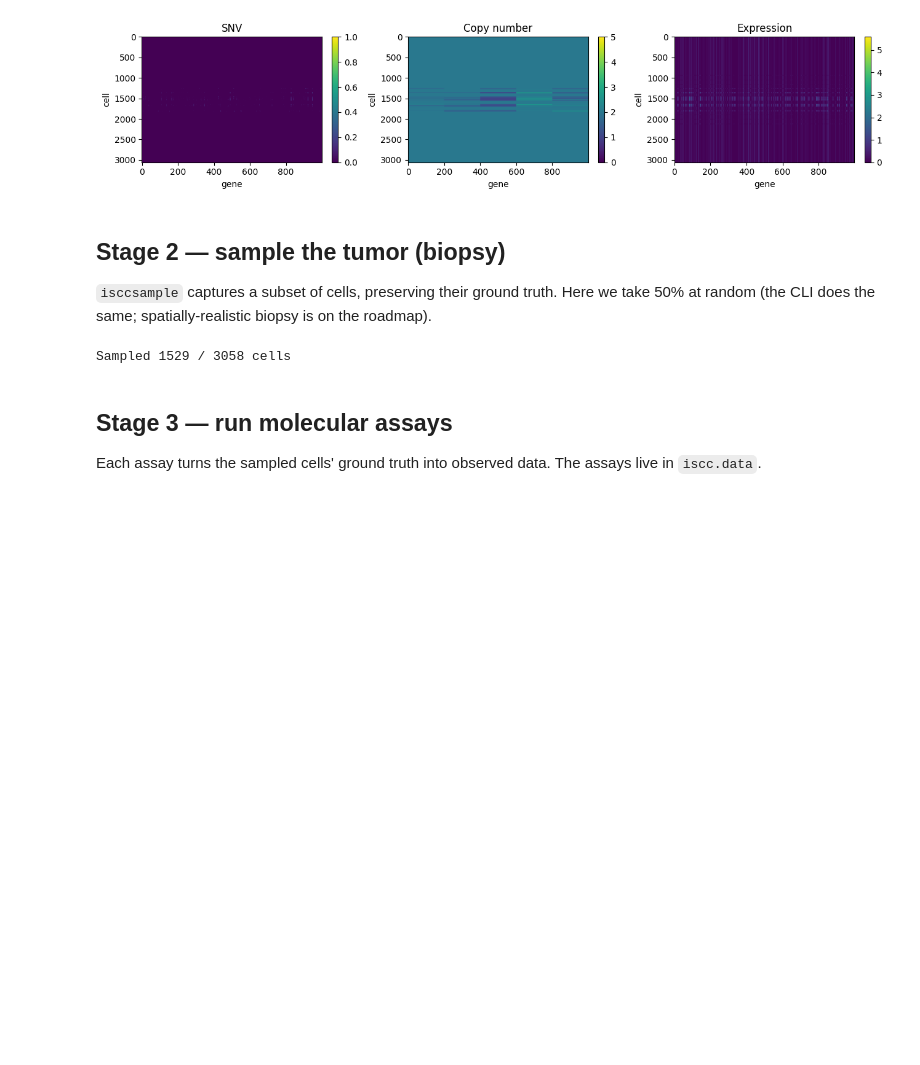
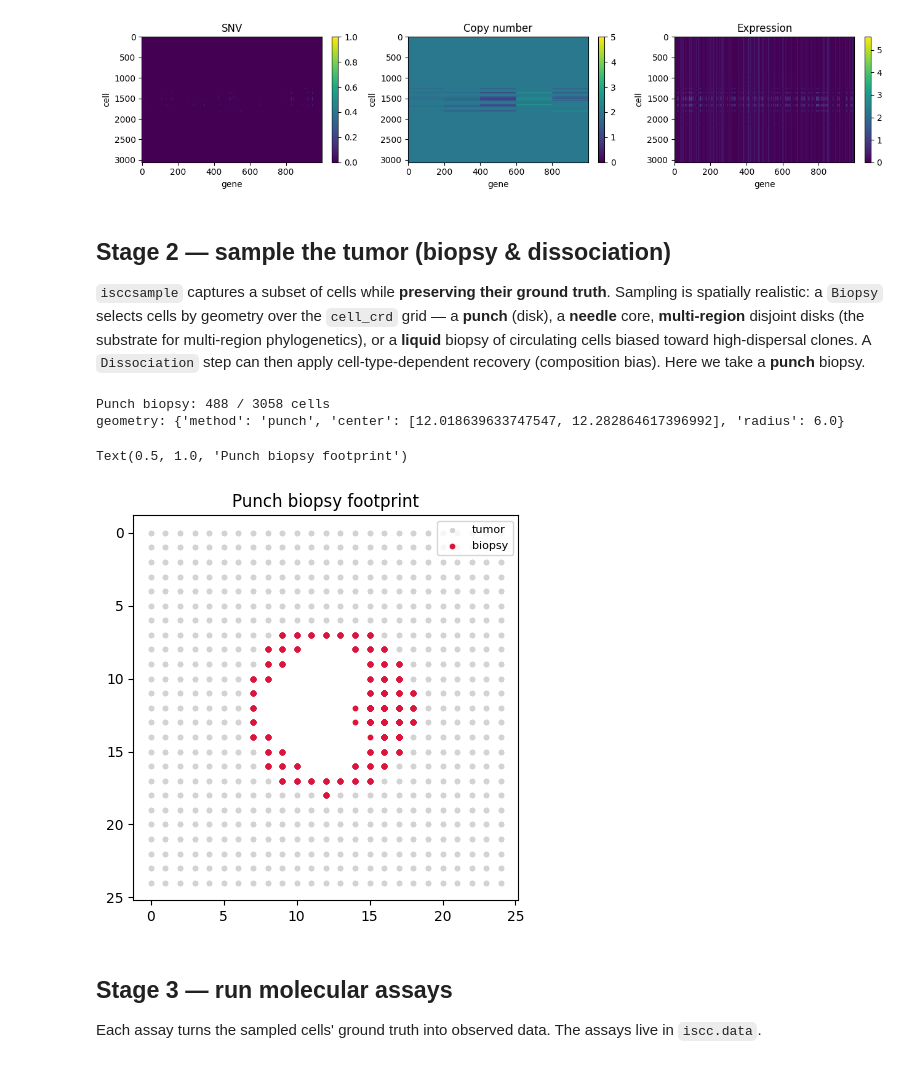
Before and after one commit to pedrofale/iscc, a Jupyter notebook: notebooks/01_pipeline_walkthrough.ipynb, the cells around one changed output. Saved outputs shown, nothing was run; the diff lists cells and outputs as text; code cells hidden in the pictures; blank space fills up the shorter version.

```diff
--- a/notebooks/01_pipeline_walkthrough.ipynb
+++ b/notebooks/01_pipeline_walkthrough.ipynb
@@ -73,17 +73,36 @@ plt.tight_layout()
 # %% [output]
 [figure]
 # %% [markdown]
-## Stage 2 — sample the tumor (biopsy)
+## Stage 2 — sample the tumor (biopsy & dissociation)
 
-`isccsample` captures a subset of cells, preserving their ground truth. Here we take 50% at random (the CLI does the same; spatially-realistic biopsy is on the roadmap).
+`isccsample` captures a subset of cells while **preserving their ground truth**. Sampling is
+spatially realistic: a `Biopsy` selects cells by geometry over the `cell_crd` grid — a **punch**
+(disk), a **needle** core, **multi-region** disjoint disks (the substrate for multi-region
+phylogenetics), or a **liquid** biopsy of circulating cells biased toward high-dispersal clones.
+A `Dissociation` step can then apply cell-type-dependent recovery (composition bias). Here we take
+a **punch** biopsy.
 # %%
-rng = np.random.default_rng(0)
-ids = cd["cell_snv"].index
-chosen = rng.choice(np.asarray(ids), size=len(ids) // 2, replace=False)
+from iscc.sample.biopsy.biopsy import Biopsy
+
+bx = Biopsy(cd, rng=np.random.default_rng(0))
+chosen, region, geom = bx.sample(biopsy_type="punch")
 sample = {k: df.loc[chosen] for k, df in cd.items()}
-print(f"Sampled {len(chosen)} / {len(ids)} cells")
+print(f"Punch biopsy: {len(chosen)} / {len(cd['cell_snv'])} cells")
+print("geometry:", geom)
 # %% [output]
-Sampled 1529 / 3058 cells
+Punch biopsy: 488 / 3058 cells
+geometry: {'method': 'punch', 'center': [12.018639633747547, 12.282864617396992], 'radius': 6.0}
+# %%
+# The biopsy is a spatial region, not a random subset:
+crd = cd["cell_crd"]
+fig, ax = plt.subplots(figsize=(5, 5))
+ax.scatter(crd["col"], crd["row"], s=8, c="lightgrey", label="tumor")
+ax.scatter(crd.loc[chosen, "col"], crd.loc[chosen, "row"], s=10, c="crimson", label="biopsy")
+ax.set_aspect("equal"); ax.invert_yaxis()
+ax.legend(loc="upper right", fontsize=8); ax.set_title("Punch biopsy footprint")
+# %% [output]
+Text(0.5, 1.0, 'Punch biopsy footprint')
+[figure, added]
 # %% [markdown]
 ## Stage 3 — run molecular assays
 
```
Also changed, not shown: parts of 3 cells of this notebook, 3 other files.
